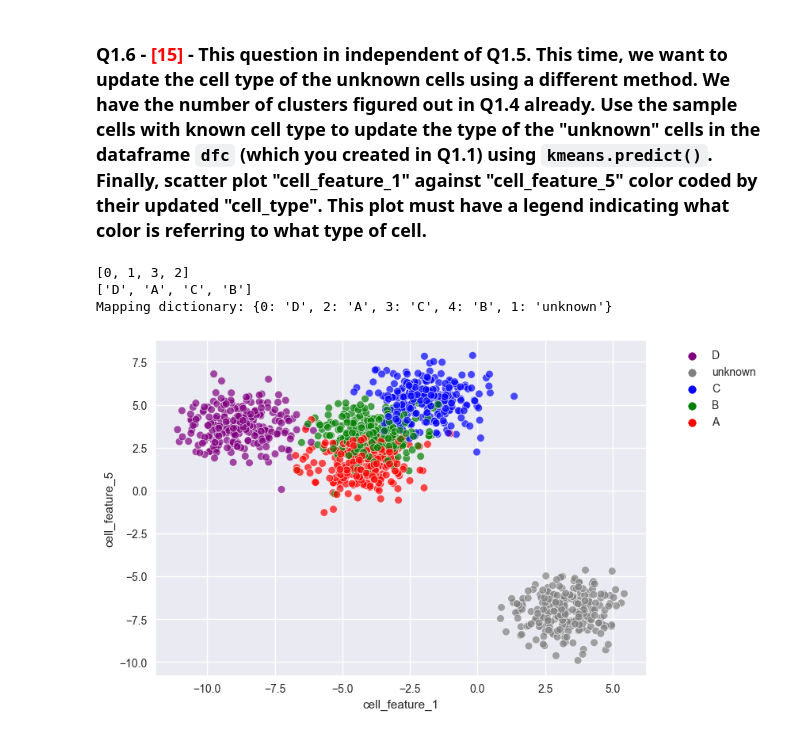
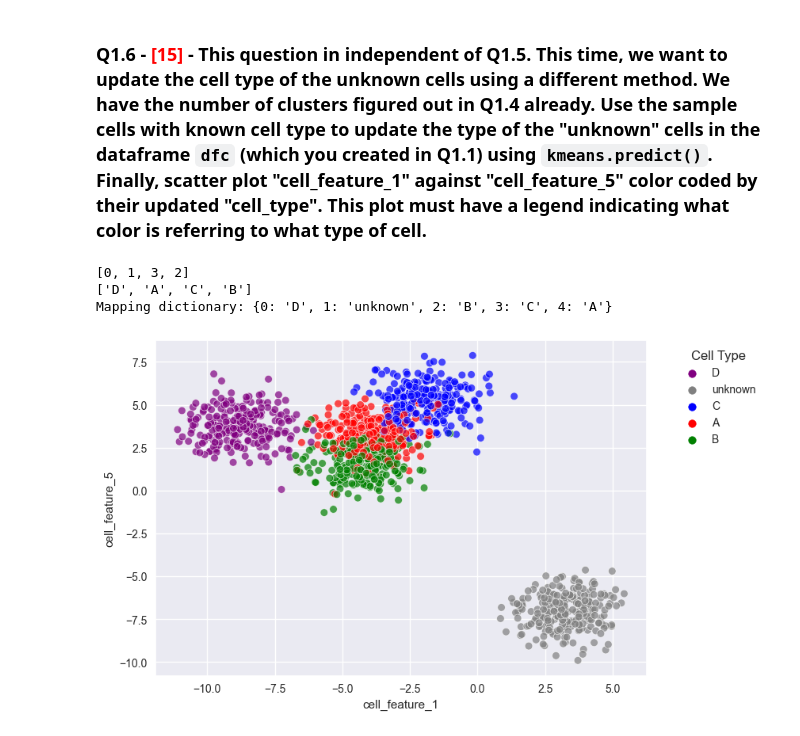
Before and after one commit to ParamvirSran/Machine-Learning, a Jupyter notebook: Assignments/A9/Assignment_9.ipynb, the cells around one changed output. Cells and saved outputs as stored; diff of their text form; code cells hidden in the pictures.

```diff
--- a/Assignments/A9/Assignment_9.ipynb
+++ b/Assignments/A9/Assignment_9.ipynb
@@ -360,34 +360,35 @@ plt.show()
 # %% [markdown]
 ### Q1.6 - <span style="color:red">[15]</span> - This question in independent of Q1.5. This time, we want to update the cell type of the unknown cells using a different method. We have the number of clusters figured out in Q1.4 already. Use the sample cells with known cell type to update the type of the "unknown" cells in the dataframe `dfc` (which you created in Q1.1) using `kmeans.predict()`. Finally, scatter plot "cell_feature_1" against "cell_feature_5" color coded by their updated "cell_type". This plot must have a legend indicating what color is referring to what type of cell.
 # %%
-kmeans = KMeans(n_clusters=5, random_state=seed)
+k = 5
+kmeans = KMeans(n_clusters=k, random_state=seed)
 kmeans.fit(data)
 
 df2 = dfc.copy()
 df2["cell_type"] = kmeans.predict(data)
 
 print(df2.iloc[dfc[dfc["cell_type"] != "unknown"]["cell_type"].index, -1].to_list())
 print(dfc[dfc["cell_type"] != "unknown"]["cell_type"].to_list())
 
-mapping = {0: "D", 2: "A", 3: "C", 4: "B", 1: "unknown"}
+mapping = {0: "D", 1: "unknown", 2: "B", 3: "C", 4: "A"}
 print(f"Mapping dictionary: {mapping}")
 
 df2["cell_type"] = df2["cell_type"].map(mapping)
 
 sns.scatterplot(
+    data=df2,
     x="cell_feature_1",
     y="cell_feature_5",
     hue="cell_type",
-    data=df2,
     palette=cell_type_colors,
     alpha=0.7,
 )
 plt.xlabel("cell_feature_1")
 plt.ylabel("cell_feature_5")
-plt.legend(bbox_to_anchor=(1.05, 1), loc="upper left")
+plt.legend(bbox_to_anchor=(1.05, 1), loc="upper left", title="Cell Type")
 plt.show()
 # %% [output]
 [0, 1, 3, 2]
 ['D', 'A', 'C', 'B']
-Mapping dictionary: {0: 'D', 2: 'A', 3: 'C', 4: 'B', 1: 'unknown'}
+Mapping dictionary: {0: 'D', 1: 'unknown', 2: 'B', 3: 'C', 4: 'A'}
-[figure, old version]
+[figure, new version]
```
